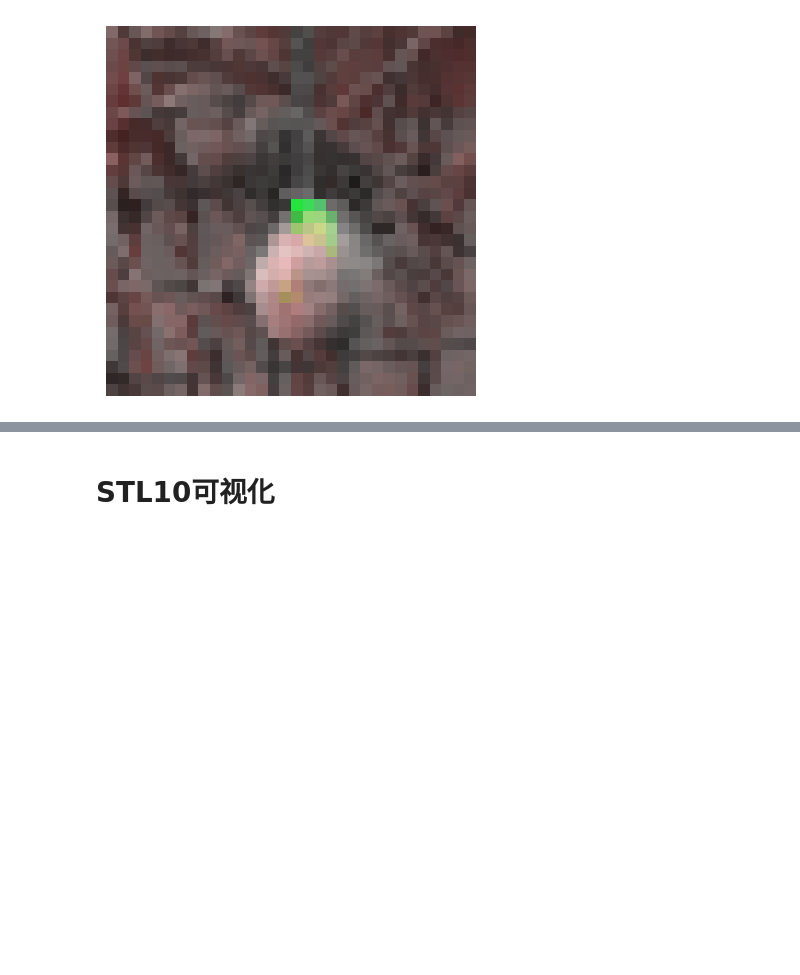
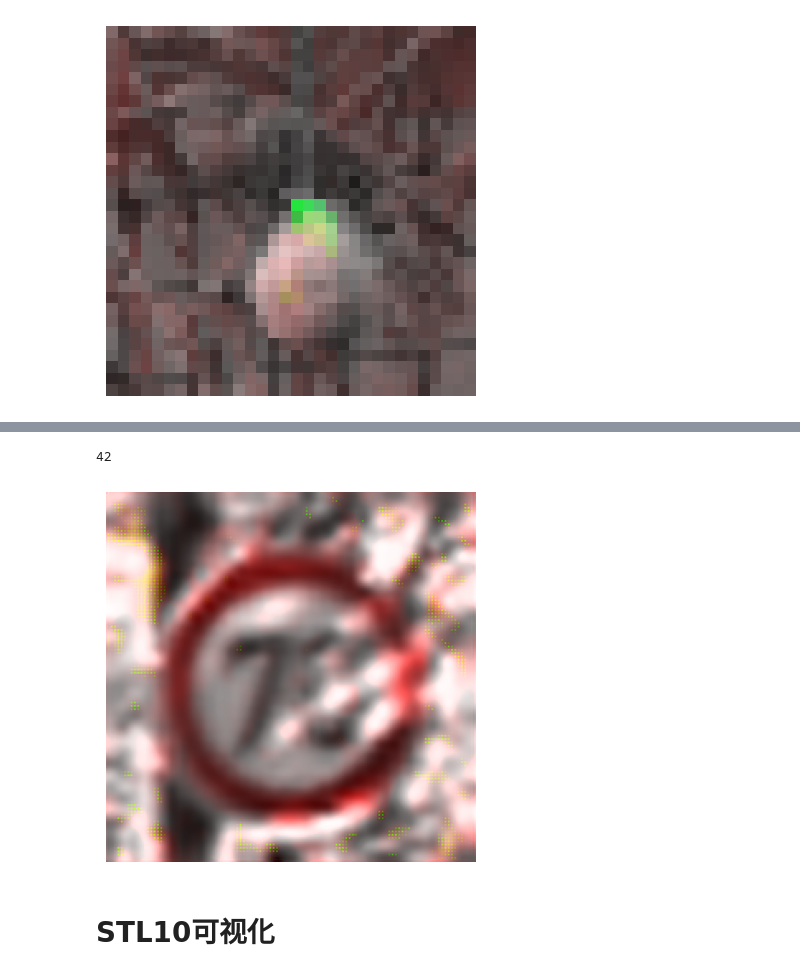
Before and after one commit to Zhang-Henry/badencoder_filter, a Jupyter notebook: example.ipynb, the cells around one changed output, grey strips where cells are left out. Saved outputs shown, nothing was run; the diff lists cells and outputs as text; code cells hidden in the pictures; blank space fills up the shorter version.

```diff
--- a/example.ipynb
+++ b/example.ipynb
@@ -339,3 +377,44 @@ plt.show()
+# %%
+targets = input_array['y']
+targets.squeeze().max()
+# %% [output]
+42
+# %%
+transform1 = transforms.Compose([
+    transforms.ToTensor(),
+    # transforms.Normalize([0.4914, 0.4822, 0.4465], [0.2023, 0.1994, 0.2010])
+])
+
+tensor_image = transform1(img)
+path='optimize_filter/trigger/imagenet/2023-11-18-16-53-52/ssim0.8527_psnr22.26_lp0.0492_wd0.205_color6.242.pt'
+state_dict = torch.load(path, map_location=torch.device('cpu'))
+# state_dict = torch.load('output/cifar10/stl10_backdoored_encoder/unet_filter_trained.pt', map_location=torch.device('cpu'))
+# state_dict = torch.load('optimize_filter/trigger/2023-11-14-22-49-49/ssim0.9621_psnr27.45_lp0.0040_wd2.993.pt', map_location=torch.device('cpu'))
+
+net = AttU_Net(img_ch=3,output_ch=3)
+net.load_state_dict(state_dict['model_state_dict'])
+net=net.eval()
+img_backdoor=net(tensor_image.unsqueeze(0))
+
+# mean = torch.tensor([0.4914, 0.4822, 0.4465]).view(1, 3, 1, 1)
+# std = torch.tensor([0.2023, 0.1994, 0.2010]).view(1, 3, 1, 1)
+
+# img_backdoor = img_backdoor * std + mean # denormalize
+
+# img_backdoor = torch.clamp(img_backdoor, min=0, max=1)
+
+sig=torch.nn.Sigmoid()
+img_backdoor = sig(img_backdoor)
+
+scaled_image = (img_backdoor.squeeze().detach().numpy() * 255).astype(np.uint8)
+img_backdoor = Image.fromarray(np.transpose(scaled_image,(1,2,0)))
+
+img_backdoor = img_backdoor.convert('RGB')
+plt.imshow(img_backdoor)
+plt.axis('off')  # Hide axis
+plt.show()
+# %% [output]
+[figure, added]
 # %% [markdown]
 # STL10可视化
 # %%
```
Also changed, not shown: parts of 22 cells of this notebook, 14 other files.
